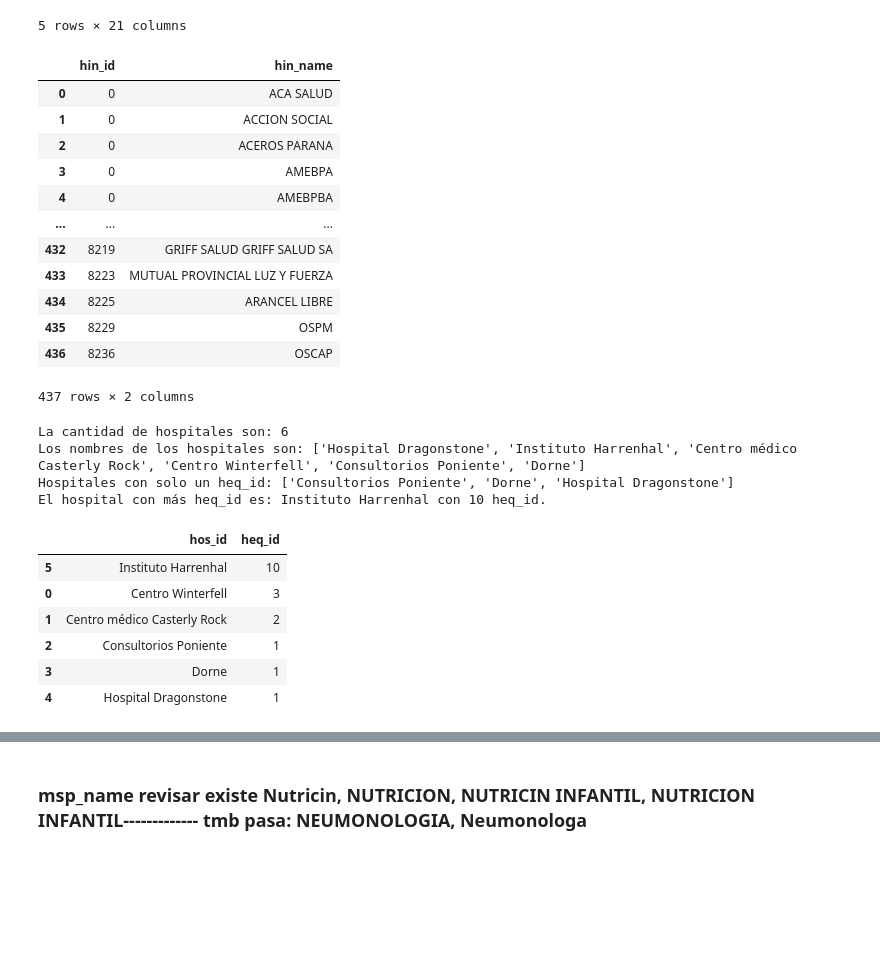
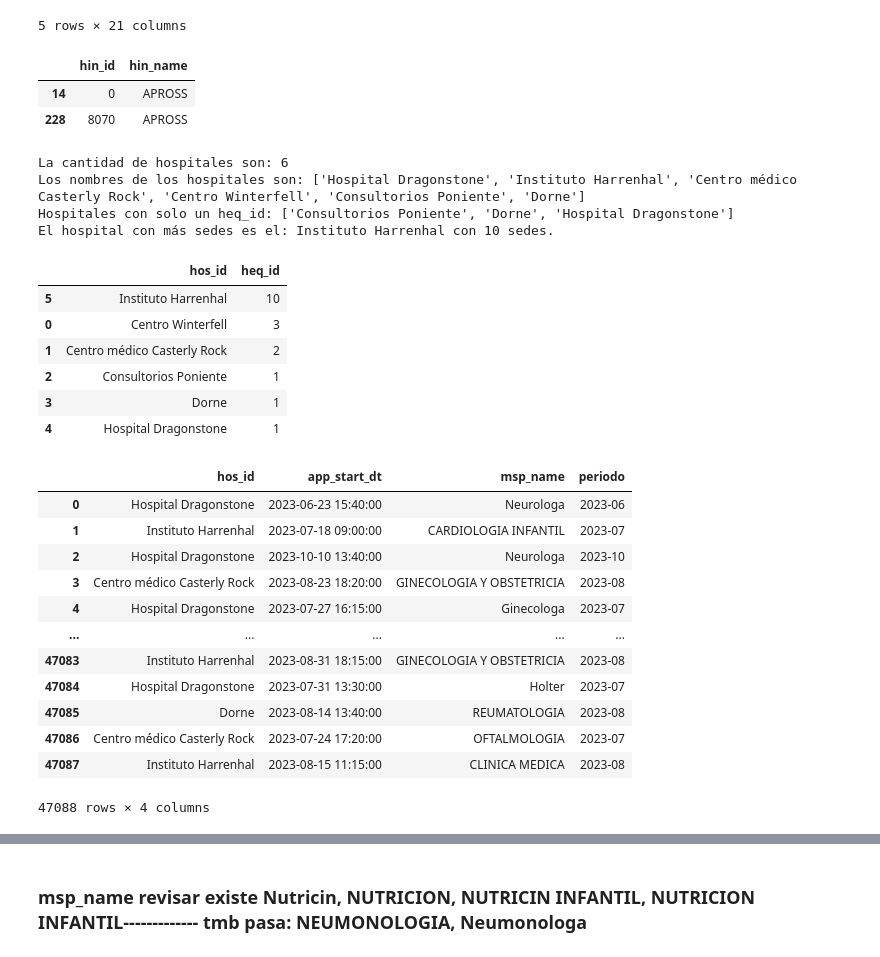
Before and after one commit to manufabregas/Dataset-Asistencia-a-turnos-m-dicos, a Jupyter notebook: Práctico_1_Análisis_y_visualización_de_datos.ipynb, the cells around one changed output, grey strips where cells are left out. Cells and saved outputs as stored; diff of their text form; code cells hidden in the pictures; blank space fills up the shorter version.

```diff
--- a/Práctico_1_Análisis_y_visualización_de_datos.ipynb
+++ b/Práctico_1_Análisis_y_visualización_de_datos.ipynb
@@ -210,26 +210,16 @@ df.tail(5)
 # %%
 #Observamos que se rellenan con 0 muchas veces la obra social por error o por desconocimiento. Mencionamos algunos ejemplos
 grouped_hin=df[['hin_id',"hin_name"]]
 grouped_hin = grouped_hin.groupby(['hin_id', 'hin_name'],as_index=False).count()
-grouped_hin
+# grouped_hin.head(5)
 
-# grouped_hin[grouped_hin['hin_name']=='APROSS']
+grouped_hin[grouped_hin['hin_name']=='APROSS']
 # grouped_hin[grouped_hin['hin_name']=='OSPM']
 # grouped_hin[grouped_hin['hin_name']=='BOREAL']
 # %% [output]
 |  | hin_id | hin_name |
-| 0 | 0 | ACA SALUD |
-| 1 | 0 | ACCION SOCIAL |
-| 2 | 0 | ACEROS PARANA |
-| 3 | 0 | AMEBPA |
-| 4 | 0 | AMEBPBA |
-| ... | ... | ... |
-| 432 | 8219 | GRIFF SALUD GRIFF SALUD SA |
-| 433 | 8223 | MUTUAL PROVINCIAL LUZ Y FUERZA |
-| 434 | 8225 | ARANCEL LIBRE |
-| 435 | 8229 | OSPM |
-| 436 | 8236 | OSCAP |
+| 14 | 0 | APROSS |
+| 228 | 8070 | APROSS |
-437 rows × 2 columns
 # %%
 cant_hosp = df['hos_id'].unique()
 
@@ -247,7 +237,7 @@ hospital_con_1_heq_id = hospital_counts[hospital_counts['count_heq_id'] == 1]
 hospital_mas_heq_id = hospital_counts.loc[hospital_counts['count_heq_id'].idxmax()]
 
 print(f'Hospitales con solo un heq_id: {hospital_con_1_heq_id["hos_id"].tolist()}')
-print(f'El hospital con más heq_id es: {hospital_mas_heq_id["hos_id"]} con {hospital_mas_heq_id["count_heq_id"]} heq_id.')
+print(f'El hospital con más sedes es el: {hospital_mas_heq_id["hos_id"]} con {hospital_mas_heq_id["count_heq_id"]} sedes.')
 
 #Volvemos a agrupar para visualizar los hospitales y cantidad de sedes
 sedes_hosp=sedes_hosp.groupby(["hos_id"],as_index=False)['heq_id'].count()
@@ -256,7 +246,7 @@ sedes_hosp.sort_values('heq_id',ascending=False)
 La cantidad de hospitales son: 6
 Los nombres de los hospitales son: ['Hospital Dragonstone', 'Instituto Harrenhal', 'Centro médico Casterly Rock', 'Centro Winterfell', 'Consultorios Poniente', 'Dorne']
 Hospitales con solo un heq_id: ['Consultorios Poniente', 'Dorne', 'Hospital Dragonstone']
-El hospital con más heq_id es: Instituto Harrenhal con 10 heq_id.
+El hospital con más sedes es el: Instituto Harrenhal con 10 sedes.
 |  | hos_id | heq_id |
 | 5 | Instituto Harrenhal | 10 |
 | 0 | Centro Winterfell | 3 |
@@ -264,3 +254,26 @@ El hospital con más heq_id es: Instituto Harrenhal con 10 heq_id.
 | 2 | Consultorios Poniente | 1 |
 | 3 | Dorne | 1 |
 | 4 | Hospital Dragonstone | 1 |
+# %%
+#A partir de las fechas del turno y los hospitales, analizaremos el comportamiento de los turnos a lo largo de los meses.
+
+import plotly.express as px
+
+base_turnos=df.copy()[['hos_id','app_start_dt','msp_name']]
+base_turnos['app_start_dt'] = pd.to_datetime(base_turnos['app_start_dt'])
+base_turnos['periodo'] = base_turnos['app_start_dt'].dt.to_period('M').astype(str)
+base_turnos#['msp_name'].unique()
+# %% [output]
+|  | hos_id | app_start_dt | msp_name | periodo |
+| 0 | Hospital Dragonstone | 2023-06-23 15:40:00 | Neurologa | 2023-06 |
+| 1 | Instituto Harrenhal | 2023-07-18 09:00:00 | CARDIOLOGIA INFANTIL | 2023-07 |
+| 2 | Hospital Dragonstone | 2023-10-10 13:40:00 | Neurologa | 2023-10 |
+| 3 | Centro médico Casterly Rock | 2023-08-23 18:20:00 | GINECOLOGIA Y OBSTETRICIA | 2023-08 |
+| 4 | Hospital Dragonstone | 2023-07-27 16:15:00 | Ginecologa | 2023-07 |
+| ... | ... | ... | ... | ... |
+| 47083 | Instituto Harrenhal | 2023-08-31 18:15:00 | GINECOLOGIA Y OBSTETRICIA | 2023-08 |
+| 47084 | Hospital Dragonstone | 2023-07-31 13:30:00 | Holter | 2023-07 |
+| 47085 | Dorne | 2023-08-14 13:40:00 | REUMATOLOGIA | 2023-08 |
+| 47086 | Centro médico Casterly Rock | 2023-07-24 17:20:00 | OFTALMOLOGIA | 2023-07 |
+| 47087 | Instituto Harrenhal | 2023-08-15 11:15:00 | CLINICA MEDICA | 2023-08 |
+47088 rows × 4 columns
```
Also changed, not shown: parts of 14 cells of this notebook.
